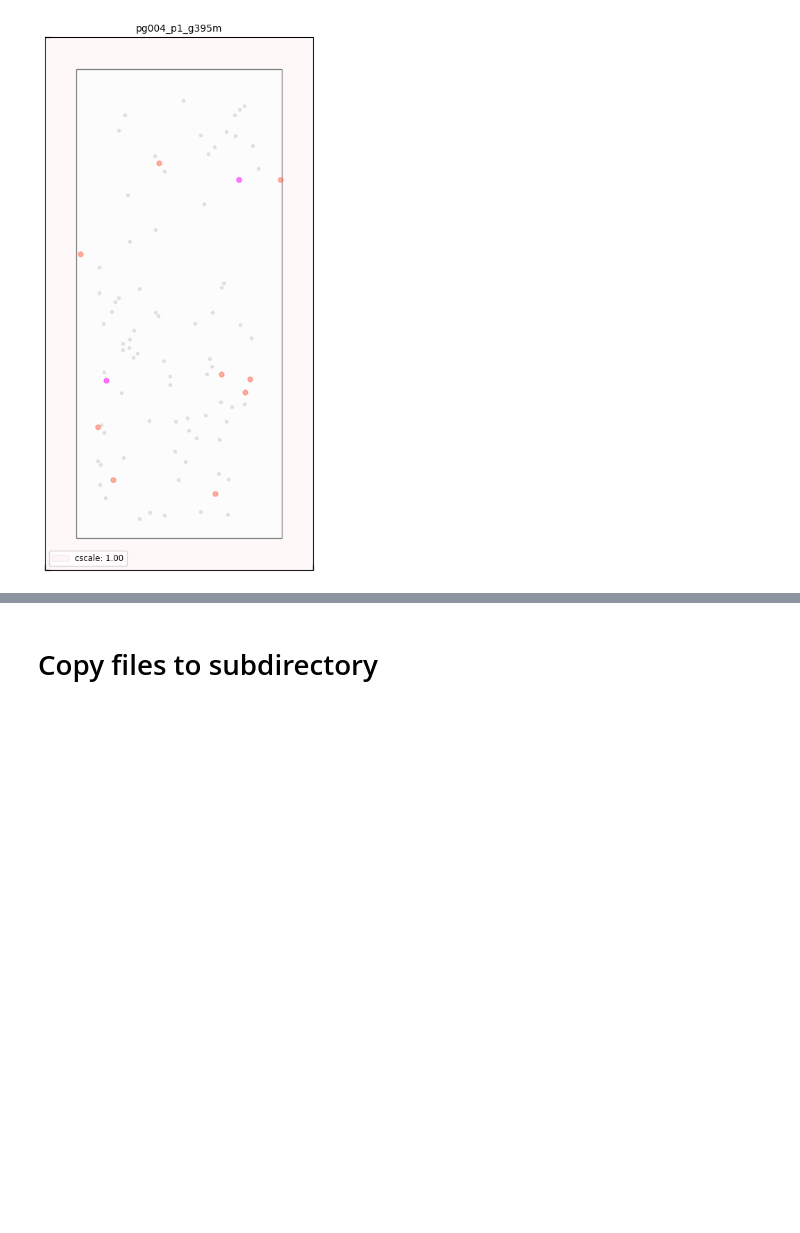
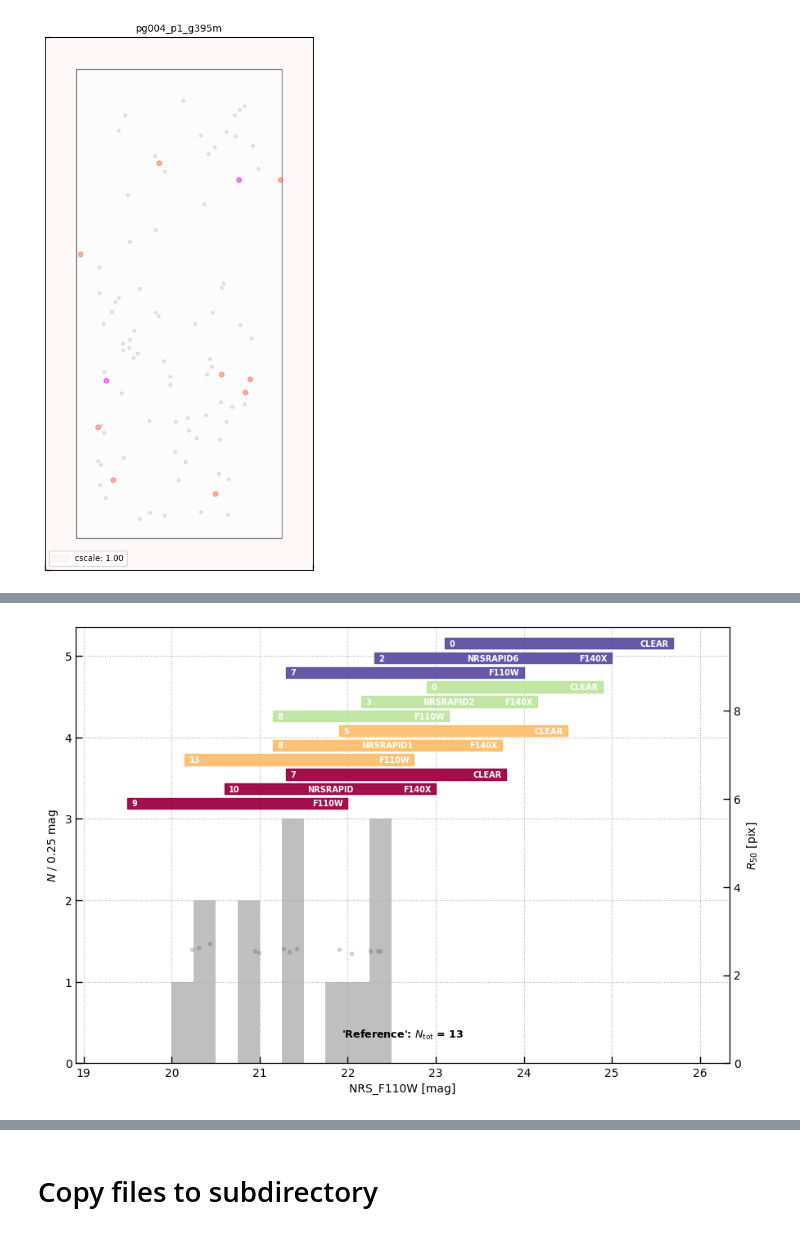
Before and after one commit to gbrammer/rubies-msa-mask, a Jupyter notebook: notebooks/make_masks.ipynb, the cells around one changed output, grey strips where cells are left out. Drawn from its saved outputs; the diff is of its cells as text; code cells hidden in the pictures; blank space fills up the shorter version.

```diff
--- a/notebooks/make_masks.ipynb
+++ b/notebooks/make_masks.ipynb
@@ -1106,0 +1190,7 @@ pg004_p1_g395m_shutters.csv
+# %%
+# Subset
+ref_selection = (result["ref"]["Reference1"] & result["in_msa"])
+
+fig = msata.plot_histogram(selection=ref_selection)
+# %% [output]
+[figure, added]
```
Also changed, not shown: parts of 18 cells of this notebook, 4 other files.
